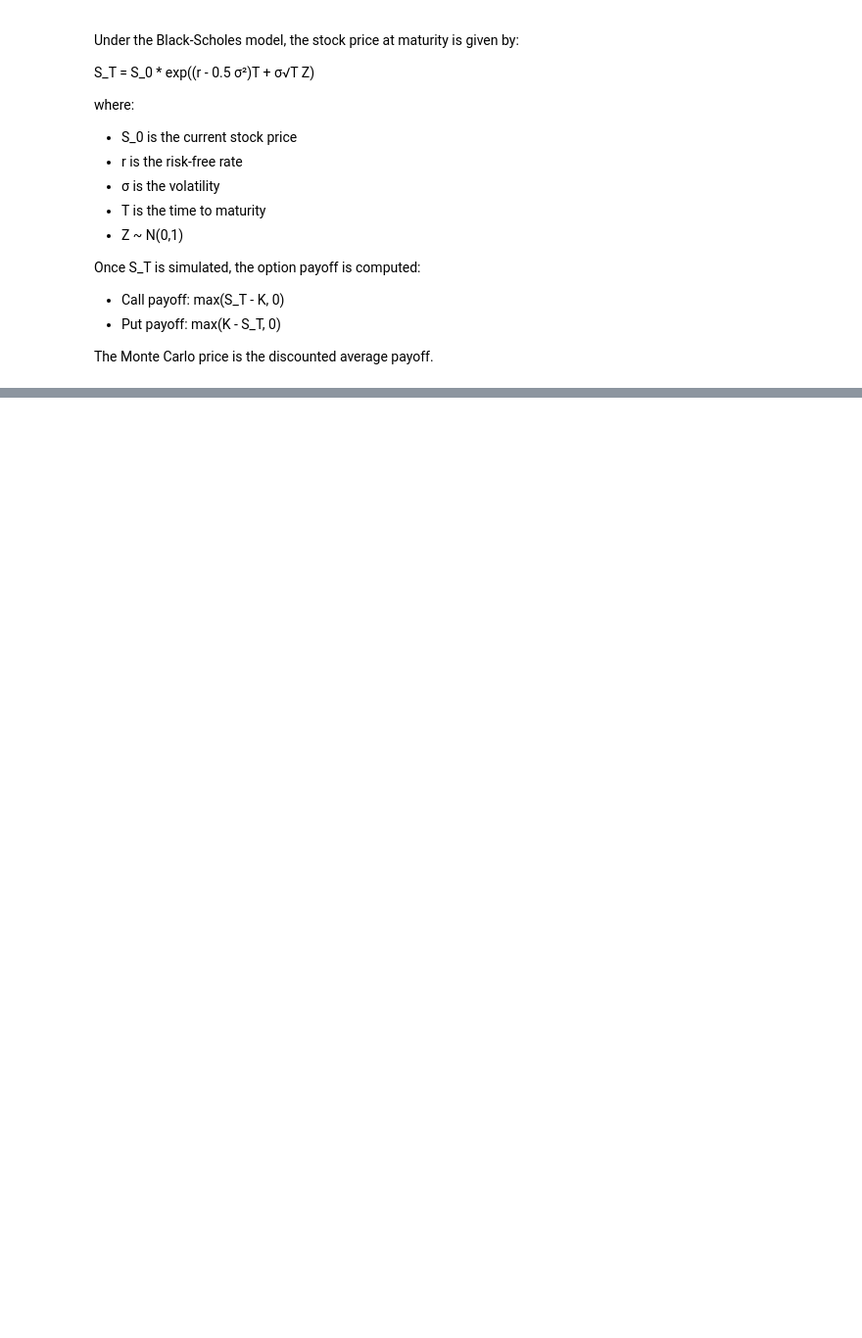
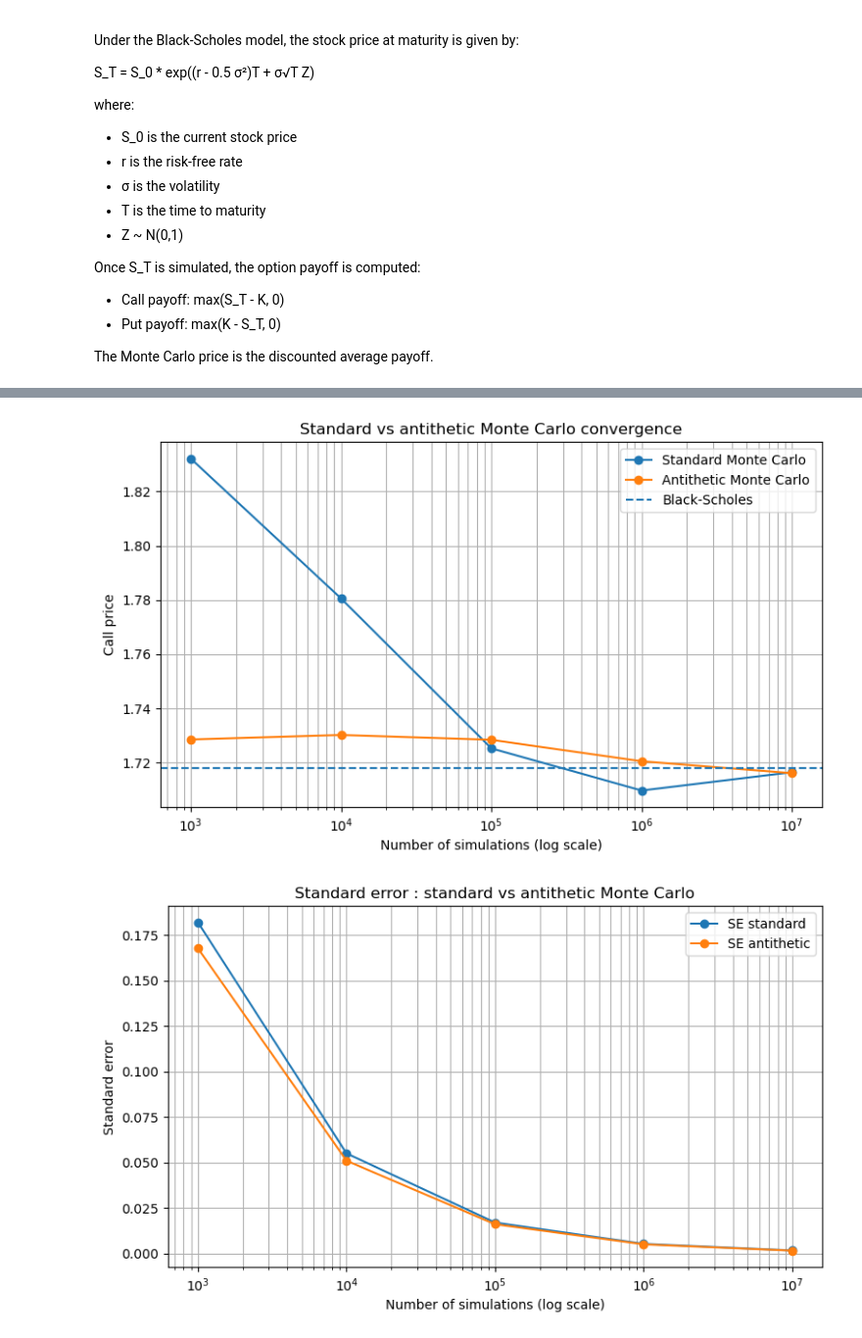
Before and after one commit to nicolasmarveaux456-hue/airbus_option_pricing, a Jupyter notebook: notebooks/03_monte_carlo.ipynb, the cells around one changed output, grey strips where cells are left out. Shown at 98% size. Saved outputs shown, nothing was run; the diff lists cells and outputs as text; code cells hidden in the pictures; blank space fills up the shorter version.

```diff
--- a/notebooks/03_monte_carlo.ipynb
+++ b/notebooks/03_monte_carlo.ipynb
@@ -188,0 +298,48 @@ plt.show()
+# %%
+comparison_results = []
+
+for N in N_values:
+    standard = mc_call_price_with_ci(S0, K, T, r, sigma, N)
+    antithetic = mc_call_price_antithetic(S0, K, T, r, sigma, N if N % 2 == 0 else N + 1)
+
+    comparison_results.append({
+        "N simulations": N,
+        "MC standard": standard["price"],
+        "SE standard": standard["se"],
+        "MC antithetic": antithetic["price"],
+        "SE antithetic": antithetic["se"],
+        "BS price": bs_price
+    })
+
+variance_table = pd.DataFrame(comparison_results).round(6)
+variance_table
+
+
+#Comparison
+plt.figure(figsize=(9,5))
+plt.plot(variance_table["N simulations"],variance_table["MC standard"],marker="o",label="Standard Monte Carlo")
+plt.plot(variance_table["N simulations"],variance_table["MC antithetic"],marker="o",label="Antithetic Monte Carlo")
+plt.axhline(y=bs_price,linestyle="--",label="Black-Scholes")
+plt.xscale("log")
+plt.title("Standard vs antithetic Monte Carlo convergence")
+plt.xlabel("Number of simulations (log scale)")
+plt.ylabel("Call price")
+plt.legend()
+plt.grid(True, which="both")
+plt.show()
+
+
+#Errors
+plt.figure(figsize=(9,5))
+plt.plot(variance_table["N simulations"],variance_table["SE standard"],marker="o",label="SE standard")
+plt.plot(variance_table["N simulations"],variance_table["SE antithetic"],marker="o",label="SE antithetic")
+plt.xscale("log")
+plt.title("Standard error : standard vs antithetic Monte Carlo")
+plt.xlabel("Number of simulations (log scale)")
+plt.ylabel("Standard error")
+plt.legend()
+plt.grid(True, which="both")
+plt.show()
+# %% [output]
+[figure, added]
+[figure, added]
```
Also changed, not shown: parts of 17 cells of this notebook.
